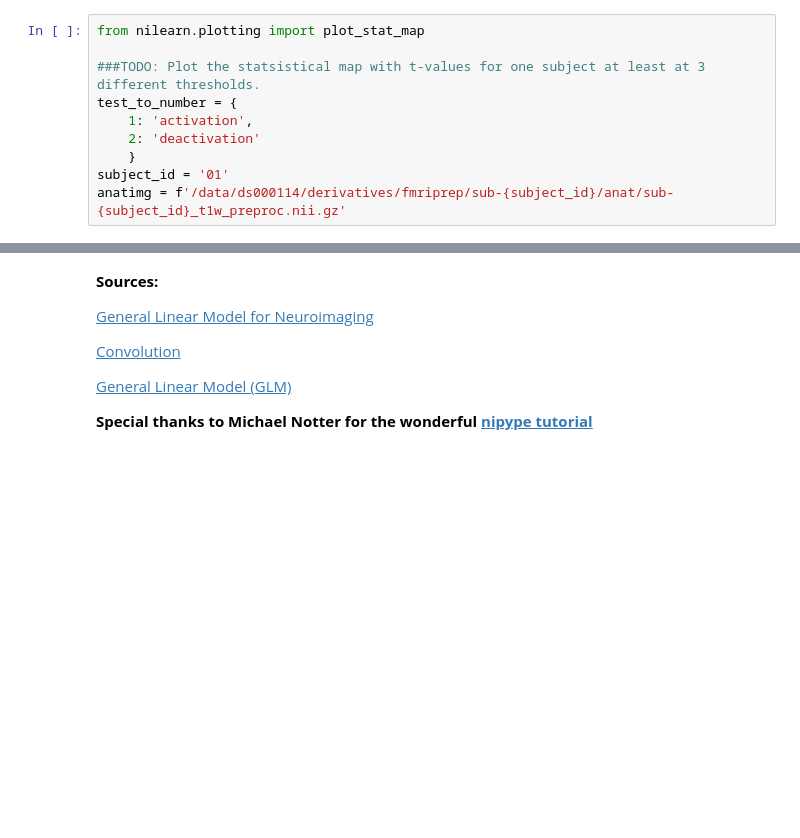
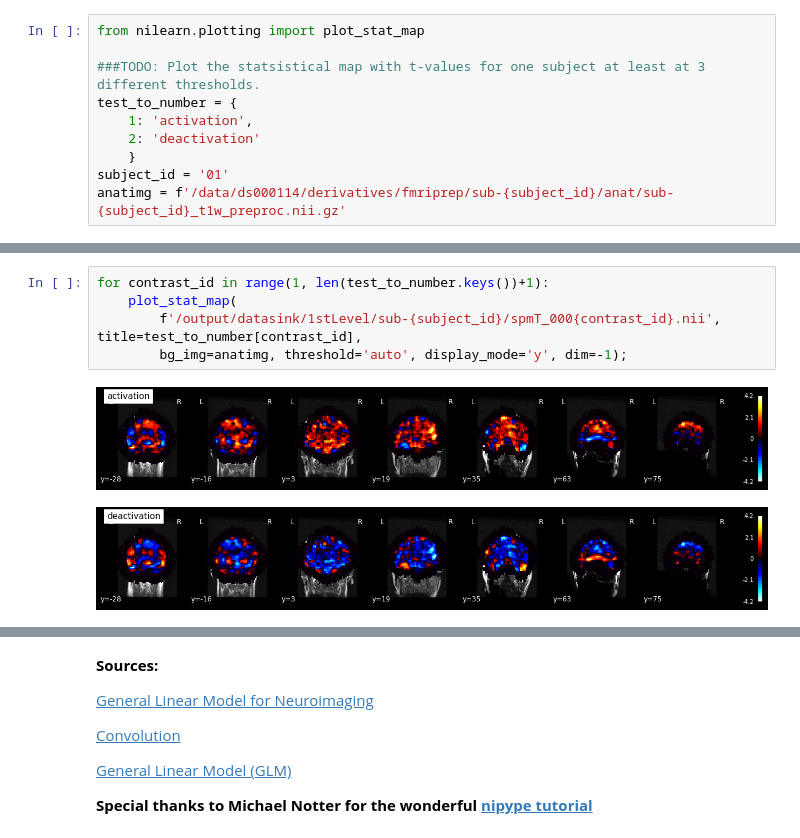
Before and after one commit to BobrG/neuro-ml-2002, a Jupyter notebook: homeworks/HW3/NEUROML2021_hw3_part12.ipynb, the cells around one changed output, grey strips where cells are left out. Cells and saved outputs as stored; diff of their text form; blank space fills up the shorter version.

```diff
--- a/homeworks/HW3/NEUROML2021_hw3_part12.ipynb
+++ b/homeworks/HW3/NEUROML2021_hw3_part12.ipynb
@@ -436,0 +444,8 @@ for contrast_id in range(1, len(test_to_number.keys())+1):
+# %%
+for contrast_id in range(1, len(test_to_number.keys())+1):
+    plot_stat_map(
+        f'/output/datasink/1stLevel/sub-{subject_id}/spmT_000{contrast_id}.nii', title=test_to_number[contrast_id],
+        bg_img=anatimg, threshold='auto', display_mode='y', dim=-1);
+# %% [output]
+[figure, added]
+[figure, added]
```
Also changed, not shown: parts of 7 cells of this notebook.
